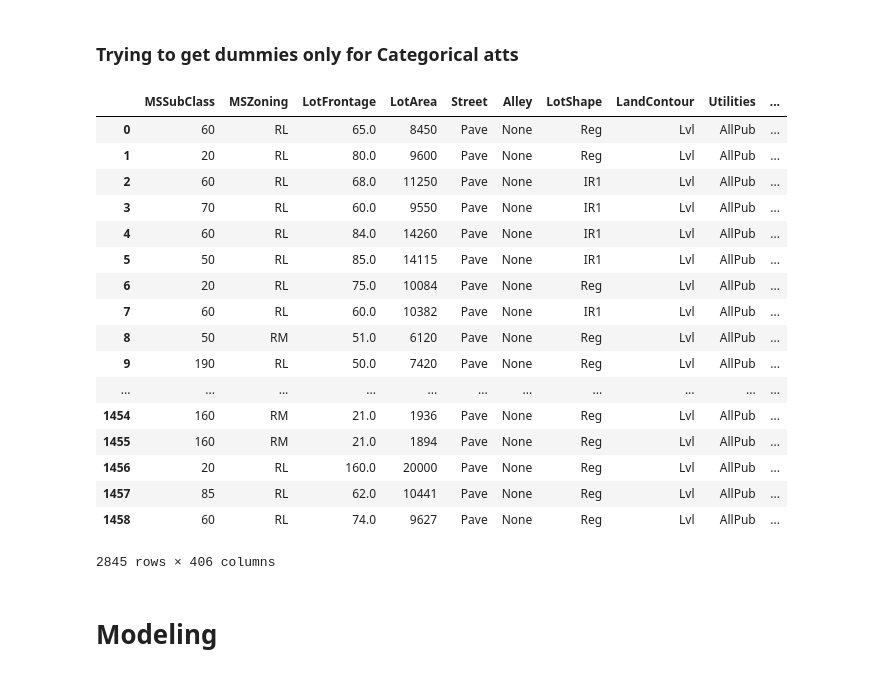
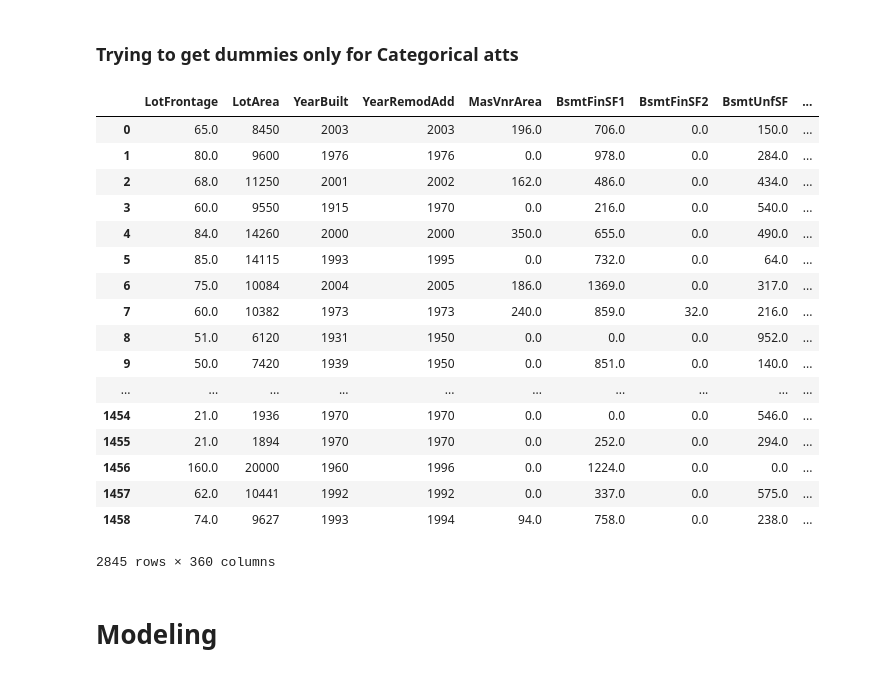
Before and after one commit to csun-data-science-bootcamp-19/Feature-Engineering-8, a Jupyter notebook: Team 8 Cleaning Feature Engineering.ipynb, the cells around one changed output. Saved outputs shown, nothing was run; the diff lists cells and outputs as text; code cells hidden in the pictures.

```diff
--- a/Team 8 Cleaning Feature Engineering.ipynb
+++ b/Team 8 Cleaning Feature Engineering.ipynb
@@ -140,24 +132,29 @@ for dtype in atts['Type']:
-# %%
-DFdum
-# %% [output]
-|  | MSSubClass | MSZoning | LotFrontage | LotArea | Street | Alley | LotShape | LandContour | Utilities | ... |
-| 0 | 60 | RL | 65.0 | 8450 | Pave | None | Reg | Lvl | AllPub | ... |
-| 1 | 20 | RL | 80.0 | 9600 | Pave | None | Reg | Lvl | AllPub | ... |
-| 2 | 60 | RL | 68.0 | 11250 | Pave | None | IR1 | Lvl | AllPub | ... |
-| 3 | 70 | RL | 60.0 | 9550 | Pave | None | IR1 | Lvl | AllPub | ... |
-| 4 | 60 | RL | 84.0 | 14260 | Pave | None | IR1 | Lvl | AllPub | ... |
-| 5 | 50 | RL | 85.0 | 14115 | Pave | None | IR1 | Lvl | AllPub | ... |
-| 6 | 20 | RL | 75.0 | 10084 | Pave | None | Reg | Lvl | AllPub | ... |
-| 7 | 60 | RL | 60.0 | 10382 | Pave | None | IR1 | Lvl | AllPub | ... |
-| 8 | 50 | RM | 51.0 | 6120 | Pave | None | Reg | Lvl | AllPub | ... |
-| 9 | 190 | RL | 50.0 | 7420 | Pave | None | Reg | Lvl | AllPub | ... |
-| ... | ... | ... | ... | ... | ... | ... | ... | ... | ... | ... |
-| 1454 | 160 | RM | 21.0 | 1936 | Pave | None | Reg | Lvl | AllPub | ... |
-| 1455 | 160 | RM | 21.0 | 1894 | Pave | None | Reg | Lvl | AllPub | ... |
-| 1456 | 20 | RL | 160.0 | 20000 | Pave | None | Reg | Lvl | AllPub | ... |
-| 1457 | 85 | RL | 62.0 | 10441 | Pave | None | Reg | Lvl | AllPub | ... |
-| 1458 | 60 | RL | 74.0 | 9627 | Pave | None | Reg | Lvl | AllPub | ... |
-2845 rows × 406 columns
+# %%
+for i in range(0, len(atts)):
+    if atts.iloc[i]['Type']=='Categorical':
+        col_name=atts.iloc[i]['Attribute']
+        DFc=pd.get_dummies(DFc, columns=[col_name])
+# %%
+DFc
+# %% [output]
+|  | LotFrontage | LotArea | YearBuilt | YearRemodAdd | MasVnrArea | BsmtFinSF1 | BsmtFinSF2 | BsmtUnfSF | ... |
+| 0 | 65.0 | 8450 | 2003 | 2003 | 196.0 | 706.0 | 0.0 | 150.0 | ... |
+| 1 | 80.0 | 9600 | 1976 | 1976 | 0.0 | 978.0 | 0.0 | 284.0 | ... |
+| 2 | 68.0 | 11250 | 2001 | 2002 | 162.0 | 486.0 | 0.0 | 434.0 | ... |
+| 3 | 60.0 | 9550 | 1915 | 1970 | 0.0 | 216.0 | 0.0 | 540.0 | ... |
+| 4 | 84.0 | 14260 | 2000 | 2000 | 350.0 | 655.0 | 0.0 | 490.0 | ... |
+| 5 | 85.0 | 14115 | 1993 | 1995 | 0.0 | 732.0 | 0.0 | 64.0 | ... |
+| 6 | 75.0 | 10084 | 2004 | 2005 | 186.0 | 1369.0 | 0.0 | 317.0 | ... |
+| 7 | 60.0 | 10382 | 1973 | 1973 | 240.0 | 859.0 | 32.0 | 216.0 | ... |
+| 8 | 51.0 | 6120 | 1931 | 1950 | 0.0 | 0.0 | 0.0 | 952.0 | ... |
+| 9 | 50.0 | 7420 | 1939 | 1950 | 0.0 | 851.0 | 0.0 | 140.0 | ... |
+| ... | ... | ... | ... | ... | ... | ... | ... | ... | ... |
+| 1454 | 21.0 | 1936 | 1970 | 1970 | 0.0 | 0.0 | 0.0 | 546.0 | ... |
+| 1455 | 21.0 | 1894 | 1970 | 1970 | 0.0 | 252.0 | 0.0 | 294.0 | ... |
+| 1456 | 160.0 | 20000 | 1960 | 1996 | 0.0 | 1224.0 | 0.0 | 0.0 | ... |
+| 1457 | 62.0 | 10441 | 1992 | 1992 | 0.0 | 337.0 | 0.0 | 575.0 | ... |
+| 1458 | 74.0 | 9627 | 1993 | 1994 | 94.0 | 758.0 | 0.0 | 238.0 | ... |
+2845 rows × 360 columns
 # %% [markdown]
 # Modeling
 # %% [markdown]
```
Also changed, not shown: parts of 4 cells of this notebook.
